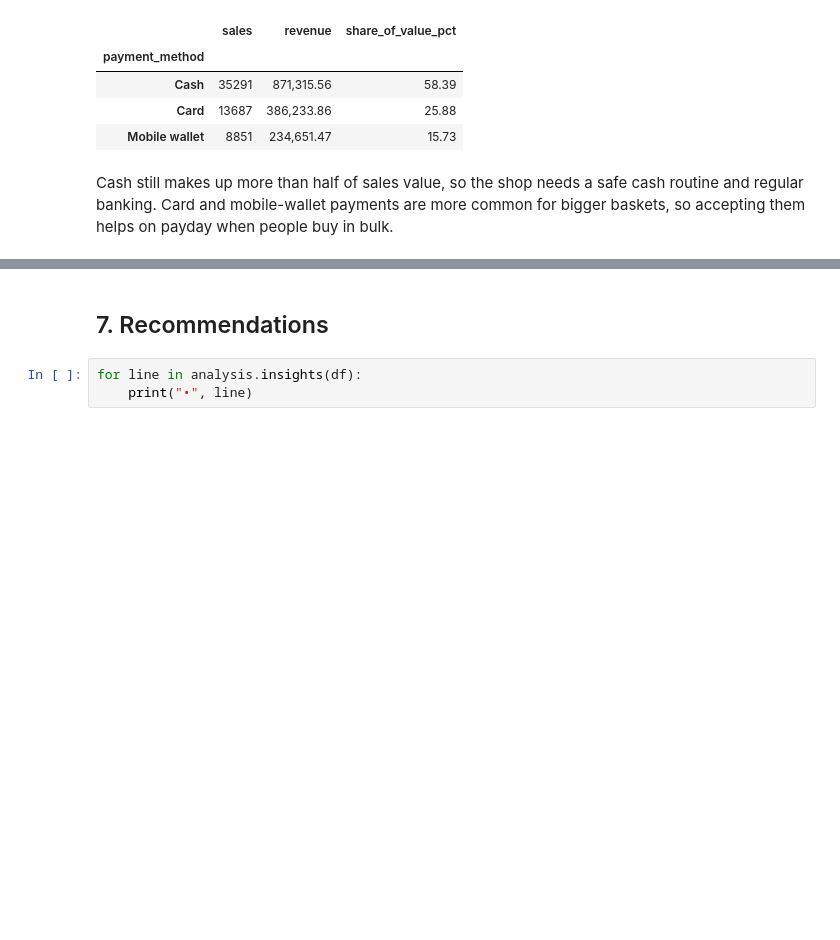
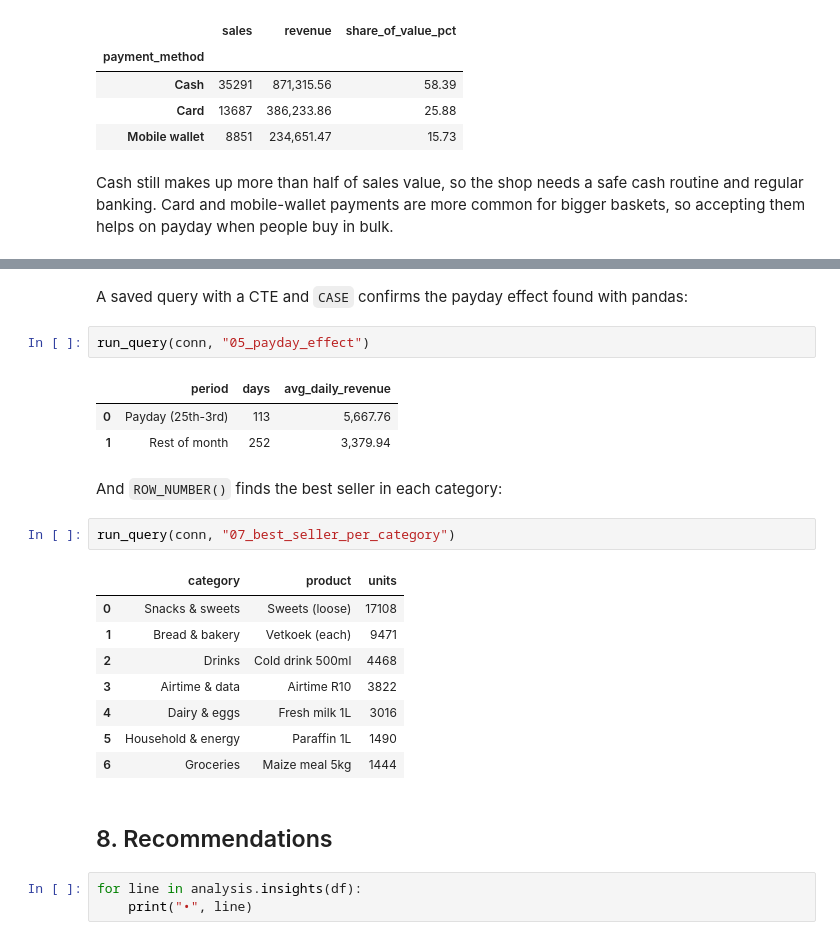
Before and after one commit to Ukhezo/spaza-sales-analyser, a Jupyter notebook: notebooks/sales_analysis.ipynb, the cells around one changed output, grey strips where cells are left out. Drawn from its saved outputs; the diff is of its cells as text; blank space fills up the shorter version.

```diff
--- a/notebooks/sales_analysis.ipynb
+++ b/notebooks/sales_analysis.ipynb
@@ -151,5 +178,26 @@ Cash still makes up more than half of sales value, so the shop needs a safe cash
+# %% [markdown]
+A saved query with a CTE and `CASE` confirms the payday effect found with pandas:
+# %%
+run_query(conn, "05_payday_effect")
+# %% [output]
+|  | period | days | avg_daily_revenue |
+| 0 | Payday (25th-3rd) | 113 | 5,667.76 |
+| 1 | Rest of month | 252 | 3,379.94 |
+# %% [markdown]
+And `ROW_NUMBER()` finds the best seller in each category:
+# %%
+run_query(conn, "07_best_seller_per_category")
+# %% [output]
+|  | category | product | units |
+| 0 | Snacks & sweets | Sweets (loose) | 17108 |
+| 1 | Bread & bakery | Vetkoek (each) | 9471 |
+| 2 | Drinks | Cold drink 500ml | 4468 |
+| 3 | Airtime & data | Airtime R10 | 3822 |
+| 4 | Dairy & eggs | Fresh milk 1L | 3016 |
+| 5 | Household & energy | Paraffin 1L | 1490 |
+| 6 | Groceries | Maize meal 5kg | 1444 |
 # %% [markdown]
-## 7. Recommendations
+## 8. Recommendations
 # %%
 for line in analysis.insights(df):
     print("•", line)
```
Also changed, not shown: parts of 2 cells of this notebook, 18 other files.
